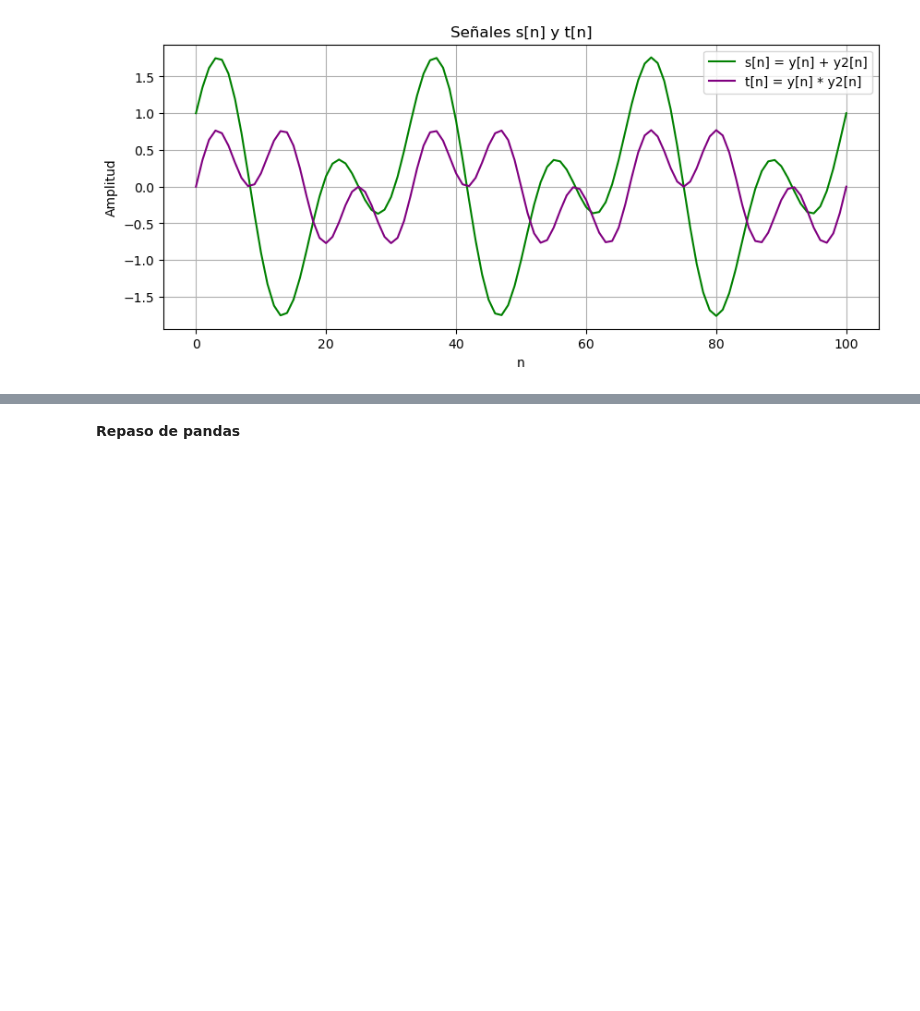
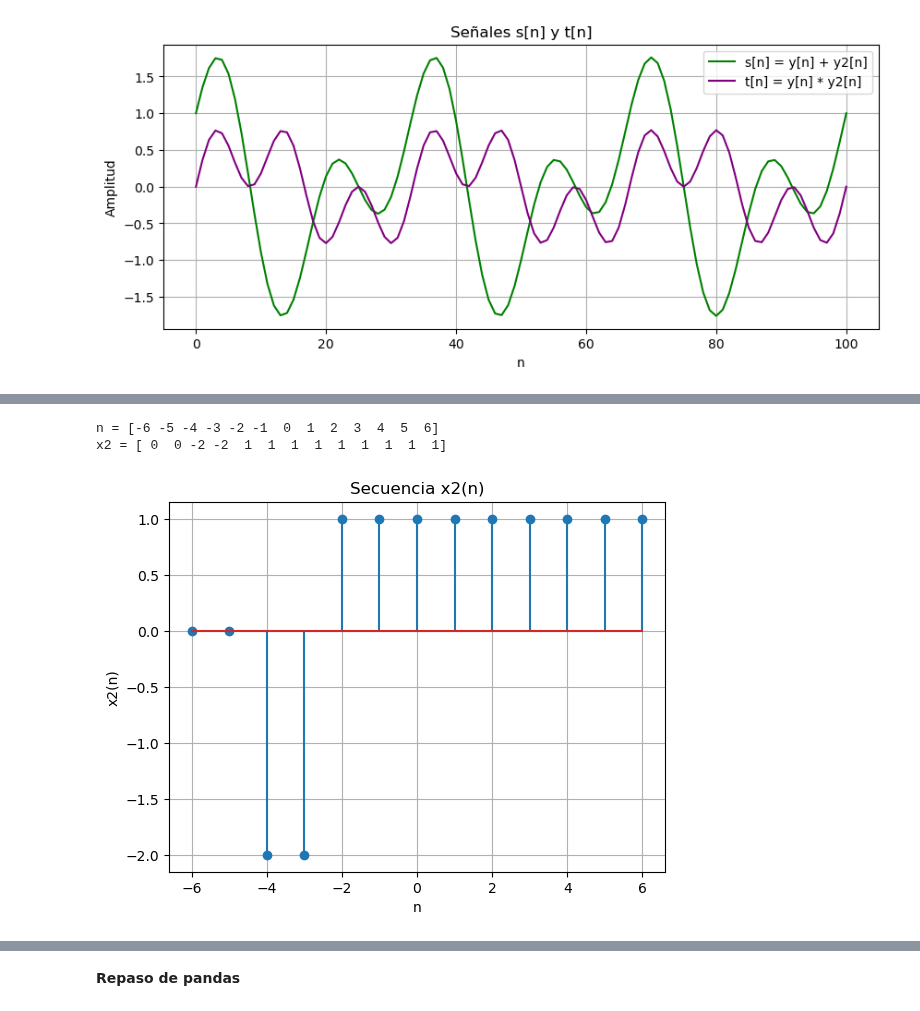
Before and after one commit to Victoriapn/Lab_Biose-ales, a Jupyter notebook: practica 1/Copia_de_introducción_a_python.ipynb, the cells around one changed output, grey strips where cells are left out. Saved outputs shown, nothing was run; the diff lists cells and outputs as text; code cells hidden in the pictures; blank space fills up the shorter version.

```diff
--- a/practica 1/Copia_de_introducción_a_python.ipynb
+++ b/practica 1/Copia_de_introducción_a_python.ipynb
@@ -157,0 +231,20 @@ plt.show()
+# %%
+u1, n = escalon(-4, -6, 6)
+u2, _ = escalon(-2, -6, 6)
+
+x2 = -2*u1 + 3*u2
+
+print("n =", n)
+print("x2 =", x2)
+
+plt.figure()
+plt.stem(n, x2)
+plt.xlabel("n")
+plt.ylabel("x2(n)")
+plt.title("Secuencia x2(n)")
+plt.grid()
+plt.show()
+# %% [output]
+n = [-6 -5 -4 -3 -2 -1  0  1  2  3  4  5  6]
+x2 = [ 0  0 -2 -2  1  1  1  1  1  1  1  1  1]
+[figure, added]
```
Also changed, not shown: parts of 16 cells of this notebook.
